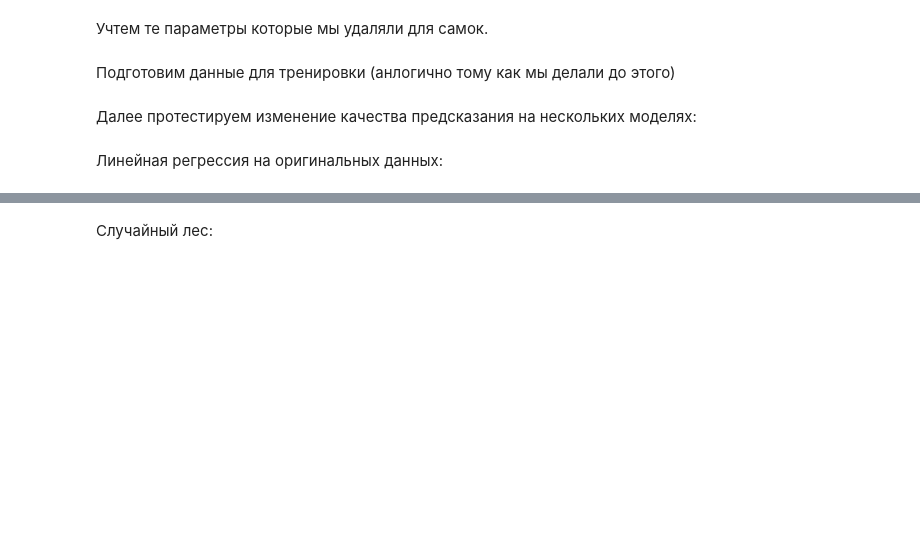
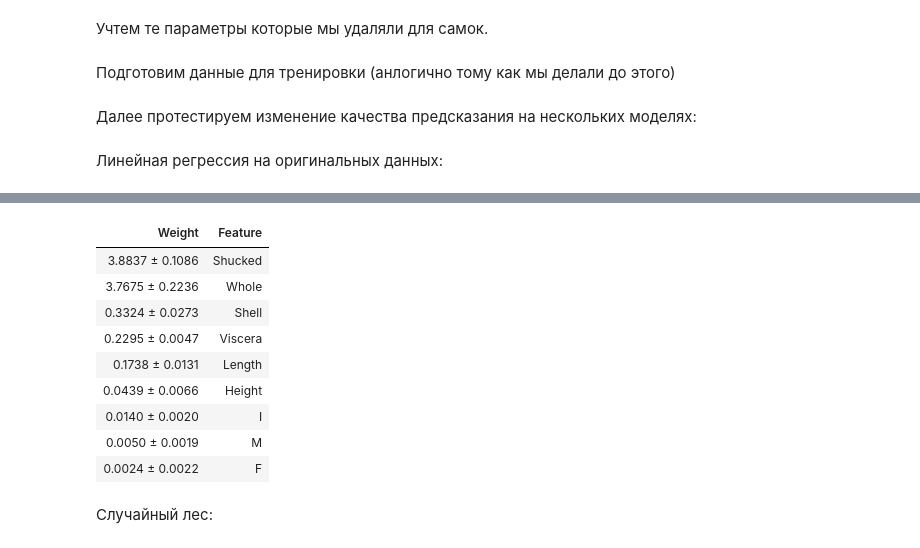
Before and after one commit to avdosev/abalone_analysis, a Jupyter notebook: abalone.ipynb, the cells around one changed output, grey strips where cells are left out. Saved outputs shown, nothing was run; the diff lists cells and outputs as text; code cells hidden in the pictures; blank space fills up the shorter version.

```diff
--- a/abalone.ipynb
+++ b/abalone.ipynb
@@ -527,3 +625,17 @@ calc_errors(model.predict(X_test).astype(int), y_test)
+# %%
+perm = PermutationImportance(model, random_state=1).fit(X_train, y_train)
+eli5.show_weights(perm, feature_names = X_train.columns.tolist())
+# %% [output]
+| Weight | Feature |
+| 3.8837 ± 0.1086 | Shucked |
+| 3.7675 ± 0.2236 | Whole |
+| 0.3324 ± 0.0273 | Shell |
+| 0.2295 ± 0.0047 | Viscera |
+| 0.1738 ± 0.0131 | Length |
+| 0.0439 ± 0.0066 | Height |
+| 0.0140 ± 0.0020 | I |
+| 0.0050 ± 0.0019 | M |
+| 0.0024 ± 0.0022 | F |
 # %% [markdown]
 Случайный лес:
 # %%
```
Also changed, not shown: parts of 22 cells of this notebook, 1 other file.
